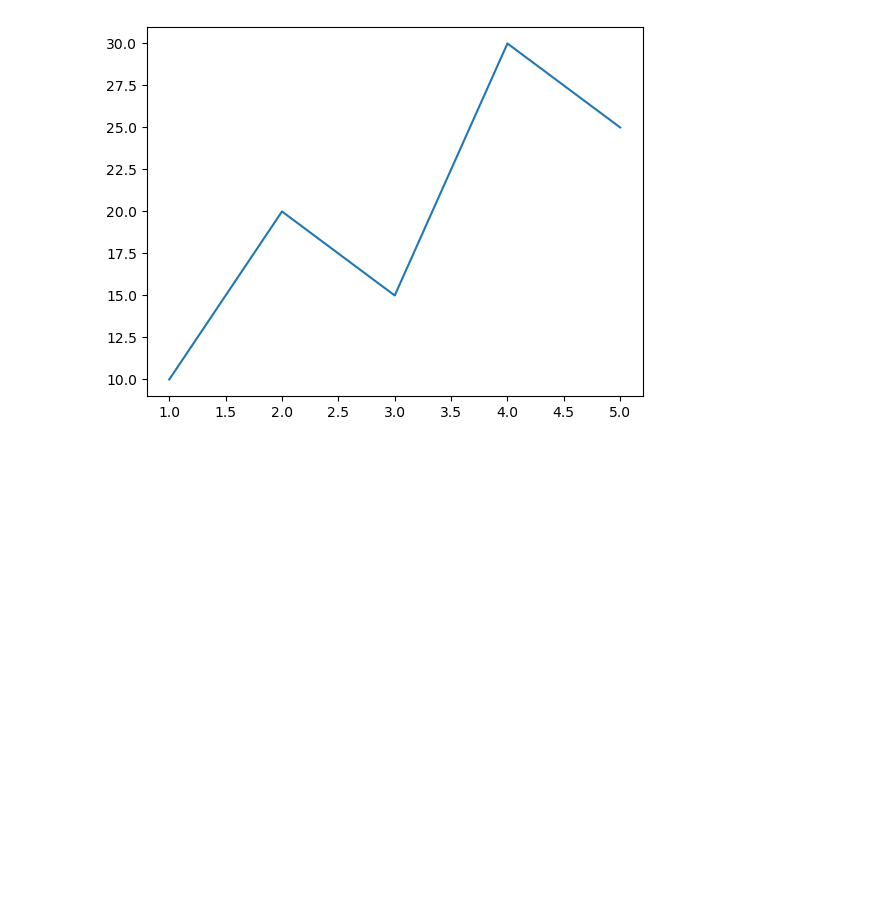
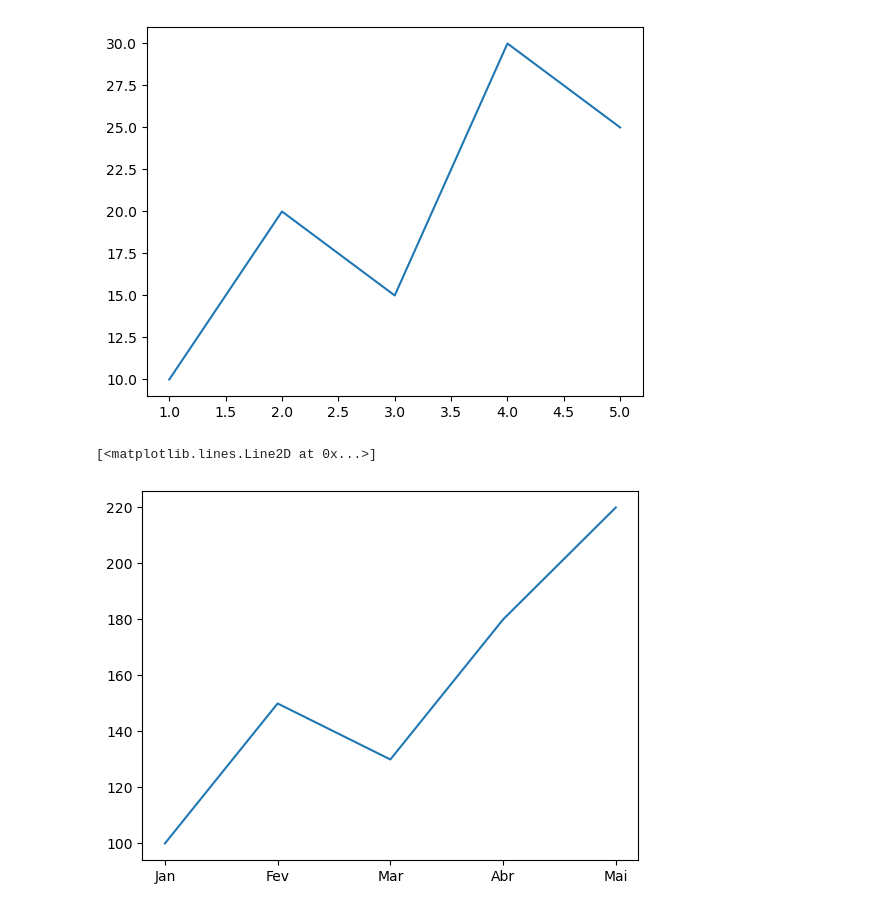
Before and after one commit to oliverjunior1/VS-Code, a Jupyter notebook: chatgpt/Matplotlib/1st_day/1st_grafico_de_pizza.ipynb, the cells around one changed output. Cells and saved outputs as stored; diff of their text form; code cells hidden in the pictures; blank space fills up the shorter version.

```diff
--- a/chatgpt/Matplotlib/1st_day/1st_grafico_de_pizza.ipynb
+++ b/chatgpt/Matplotlib/1st_day/1st_grafico_de_pizza.ipynb
@@ -11,3 +11,8 @@ plt.plot(x, y)
 # %%
 meses = ['Jan', 'Fev', 'Mar', 'Abr', 'Mai']
 vendas = [100,150,130,180,220]
+# %%
+plt.plot(meses, vendas)
+# %% [output]
+[<matplotlib.lines.Line2D at 0x...>]
+[figure, added]
```
